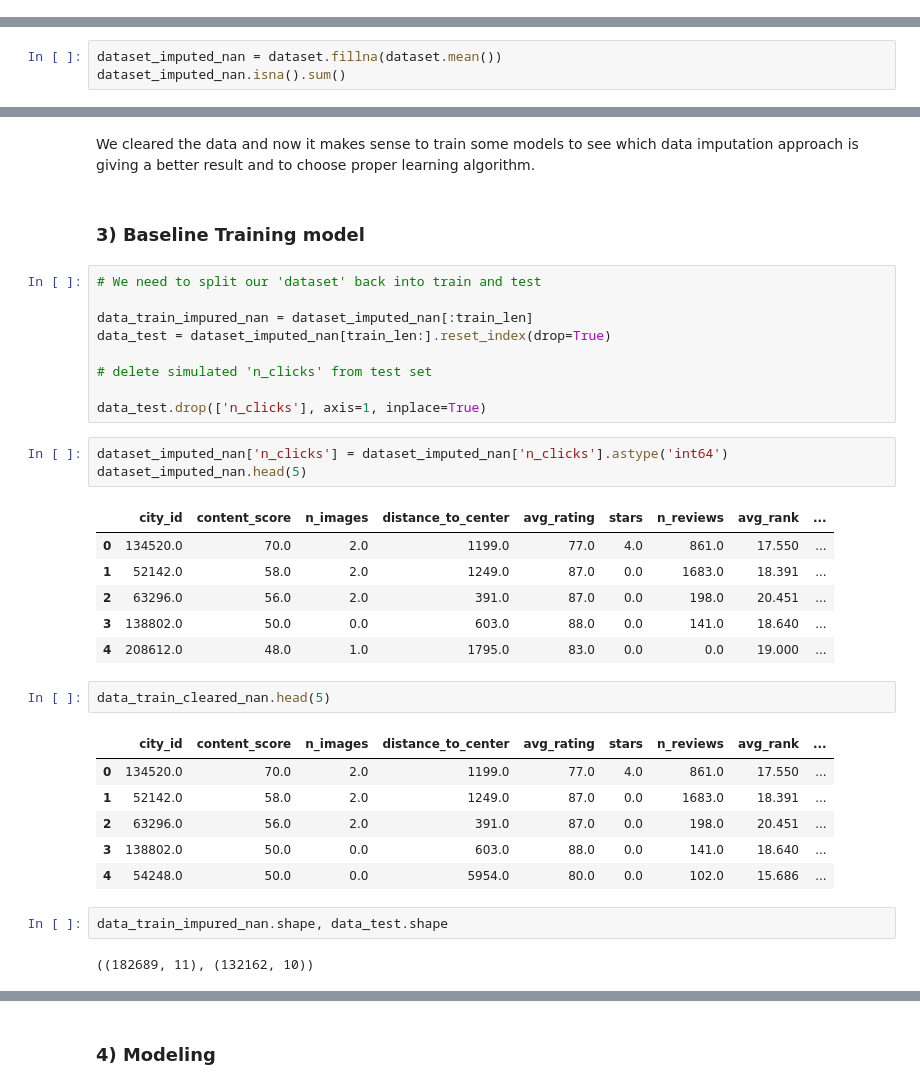
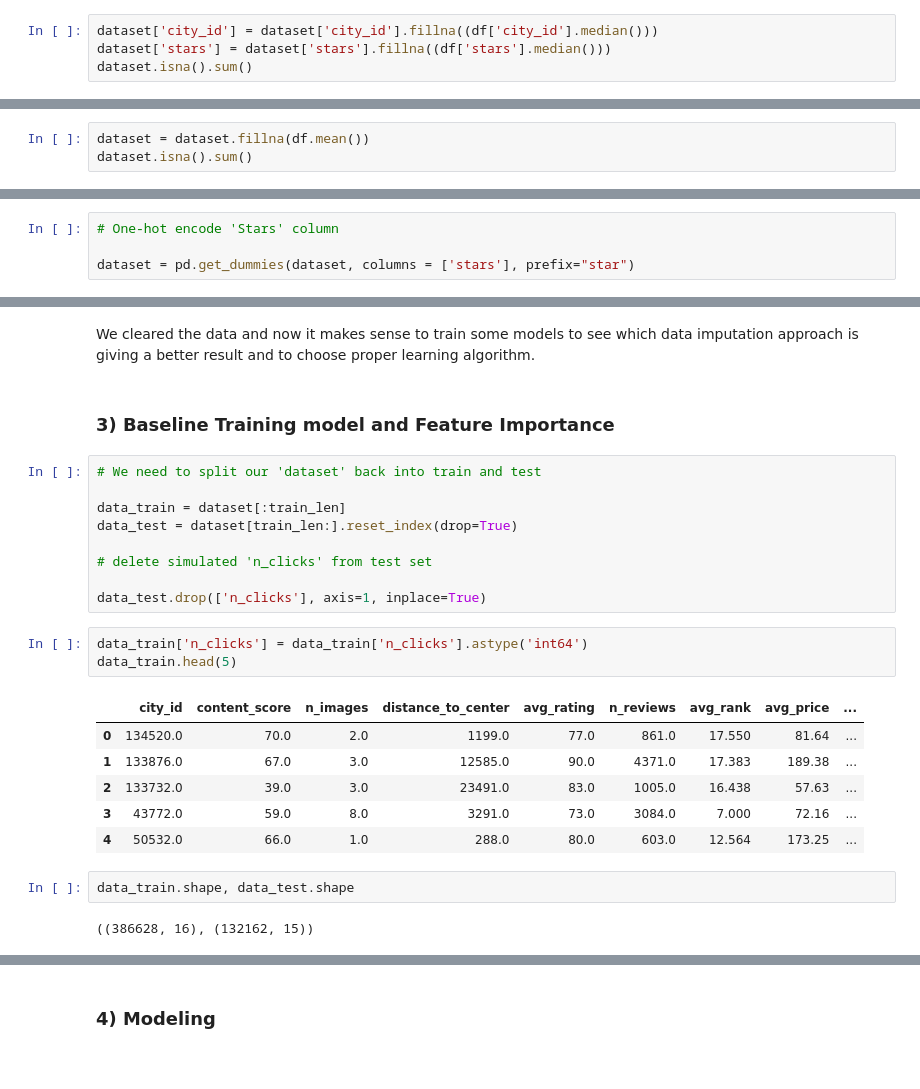
Before and after one commit to mrStasSmirnoff/Data_Science_Projects, a Jupyter notebook: Hotel_Clicks_Prediction/Hotel_Clicks.ipynb, the cells around one changed output, grey strips where cells are left out. Drawn from its saved outputs; the diff is of its cells as text.

```diff
--- a/Hotel_Clicks_Prediction/Hotel_Clicks.ipynb
+++ b/Hotel_Clicks_Prediction/Hotel_Clicks.ipynb
@@ -486,0 +649,4 @@ dtype: int64
+# %%
+dataset['city_id'] = dataset['city_id'].fillna((df['city_id'].median()))
+dataset['stars'] = dataset['stars'].fillna((df['stars'].median()))
+dataset.isna().sum()
@@ -489,6 +668,6 @@ Since the small proportion of the data is missing and we have already removed ou
 # %%
-dataset_imputed_nan = dataset.fillna(dataset.mean())
-dataset_imputed_nan.isna().sum()
+dataset = dataset.fillna(df.mean())
+dataset.isna().sum()
 # %% [output]
 city_id               0
 content_score         0
@@ -508,0 +700,4 @@ dataset_imputed_nan.to_csv('dataset_imputed_nan.csv',sep=',')
+# %%
+# One-hot encode 'Stars' column
+
+dataset = pd.get_dummies(dataset, columns = ['stars'], prefix="star")
@@ -509,36 +713,27 @@ dataset_imputed_nan.to_csv('dataset_imputed_nan.csv',sep=',')
 # %% [markdown]
 We cleared the data and now it makes sense to train some models to see which data imputation approach is giving a better result and to choose proper learning algorithm.
 # %% [markdown]
-### 3) Baseline Training model
+### 3) Baseline Training model and Feature Importance
 # %%
 # We need to split our 'dataset' back into train and test
 
-data_train_impured_nan = dataset_imputed_nan[:train_len]
-data_test = dataset_imputed_nan[train_len:].reset_index(drop=True)
+data_train = dataset[:train_len]
+data_test = dataset[train_len:].reset_index(drop=True)
 
 # delete simulated 'n_clicks' from test set
 
 data_test.drop(['n_clicks'], axis=1, inplace=True)
 # %%
-dataset_imputed_nan['n_clicks'] = dataset_imputed_nan['n_clicks'].astype('int64')
-dataset_imputed_nan.head(5)
+data_train['n_clicks'] = data_train['n_clicks'].astype('int64')
+data_train.head(5)
 # %% [output]
-|  | city_id | content_score | n_images | distance_to_center | avg_rating | stars | n_reviews | avg_rank | ... |
-| 0 | 134520.0 | 70.0 | 2.0 | 1199.0 | 77.0 | 4.0 | 861.0 | 17.550 | ... |
-| 1 | 52142.0 | 58.0 | 2.0 | 1249.0 | 87.0 | 0.0 | 1683.0 | 18.391 | ... |
-| 2 | 63296.0 | 56.0 | 2.0 | 391.0 | 87.0 | 0.0 | 198.0 | 20.451 | ... |
-| 3 | 138802.0 | 50.0 | 0.0 | 603.0 | 88.0 | 0.0 | 141.0 | 18.640 | ... |
-| 4 | 208612.0 | 48.0 | 1.0 | 1795.0 | 83.0 | 0.0 | 0.0 | 19.000 | ... |
+|  | city_id | content_score | n_images | distance_to_center | avg_rating | n_reviews | avg_rank | avg_price | ... |
+| 0 | 134520.0 | 70.0 | 2.0 | 1199.0 | 77.0 | 861.0 | 17.550 | 81.64 | ... |
+| 1 | 133876.0 | 67.0 | 3.0 | 12585.0 | 90.0 | 4371.0 | 17.383 | 189.38 | ... |
+| 2 | 133732.0 | 39.0 | 3.0 | 23491.0 | 83.0 | 1005.0 | 16.438 | 57.63 | ... |
+| 3 | 43772.0 | 59.0 | 8.0 | 3291.0 | 73.0 | 3084.0 | 7.000 | 72.16 | ... |
+| 4 | 50532.0 | 66.0 | 1.0 | 288.0 | 80.0 | 603.0 | 12.564 | 173.25 | ... |
-# %%
-data_train_cleared_nan.head(5)
-# %% [output]
-|  | city_id | content_score | n_images | distance_to_center | avg_rating | stars | n_reviews | avg_rank | ... |
-| 0 | 134520.0 | 70.0 | 2.0 | 1199.0 | 77.0 | 4.0 | 861.0 | 17.550 | ... |
-| 1 | 52142.0 | 58.0 | 2.0 | 1249.0 | 87.0 | 0.0 | 1683.0 | 18.391 | ... |
-| 2 | 63296.0 | 56.0 | 2.0 | 391.0 | 87.0 | 0.0 | 198.0 | 20.451 | ... |
-| 3 | 138802.0 | 50.0 | 0.0 | 603.0 | 88.0 | 0.0 | 141.0 | 18.640 | ... |
-| 4 | 54248.0 | 50.0 | 0.0 | 5954.0 | 80.0 | 0.0 | 102.0 | 15.686 | ... |
 # %%
-data_train_impured_nan.shape, data_test.shape
+data_train.shape, data_test.shape
 # %% [output]
-((182689, 11), (132162, 10))
+((386628, 16), (132162, 15))
```
Also changed, not shown: parts of 133 cells of this notebook.
